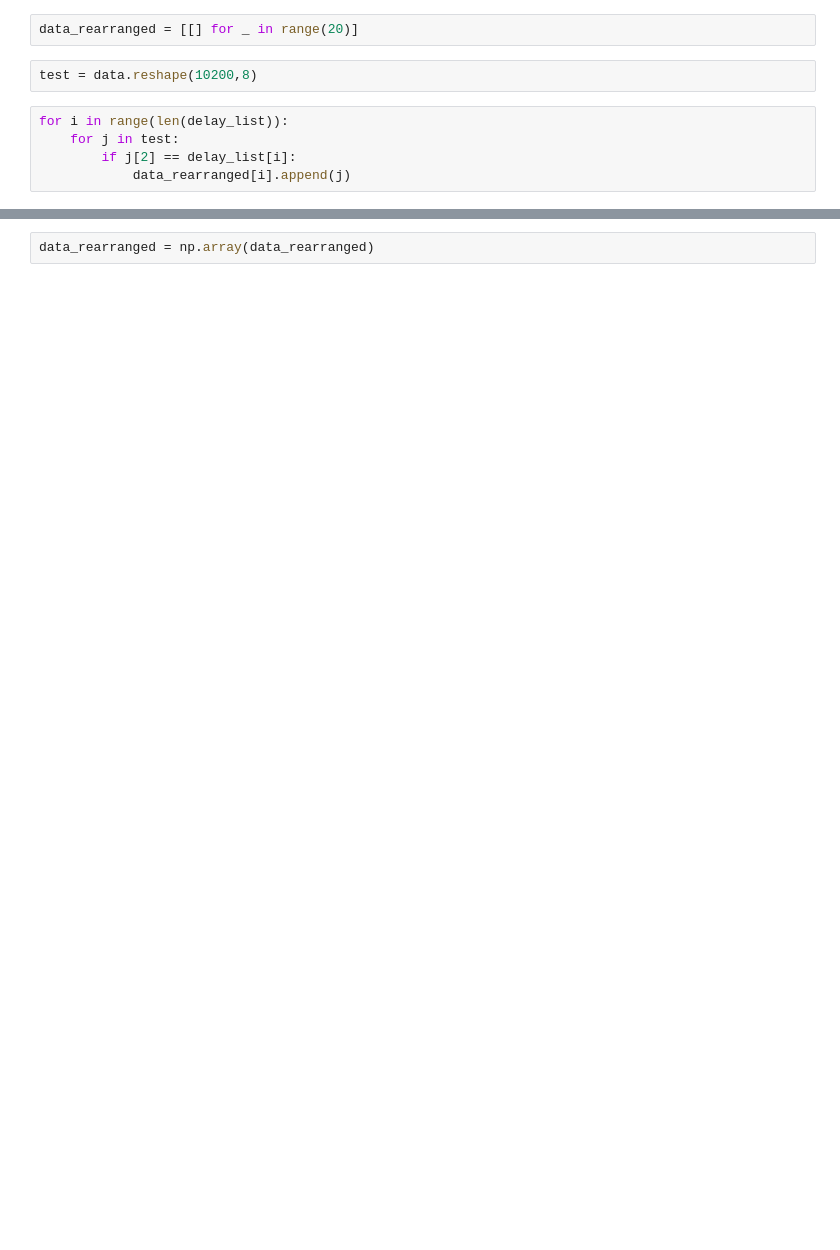
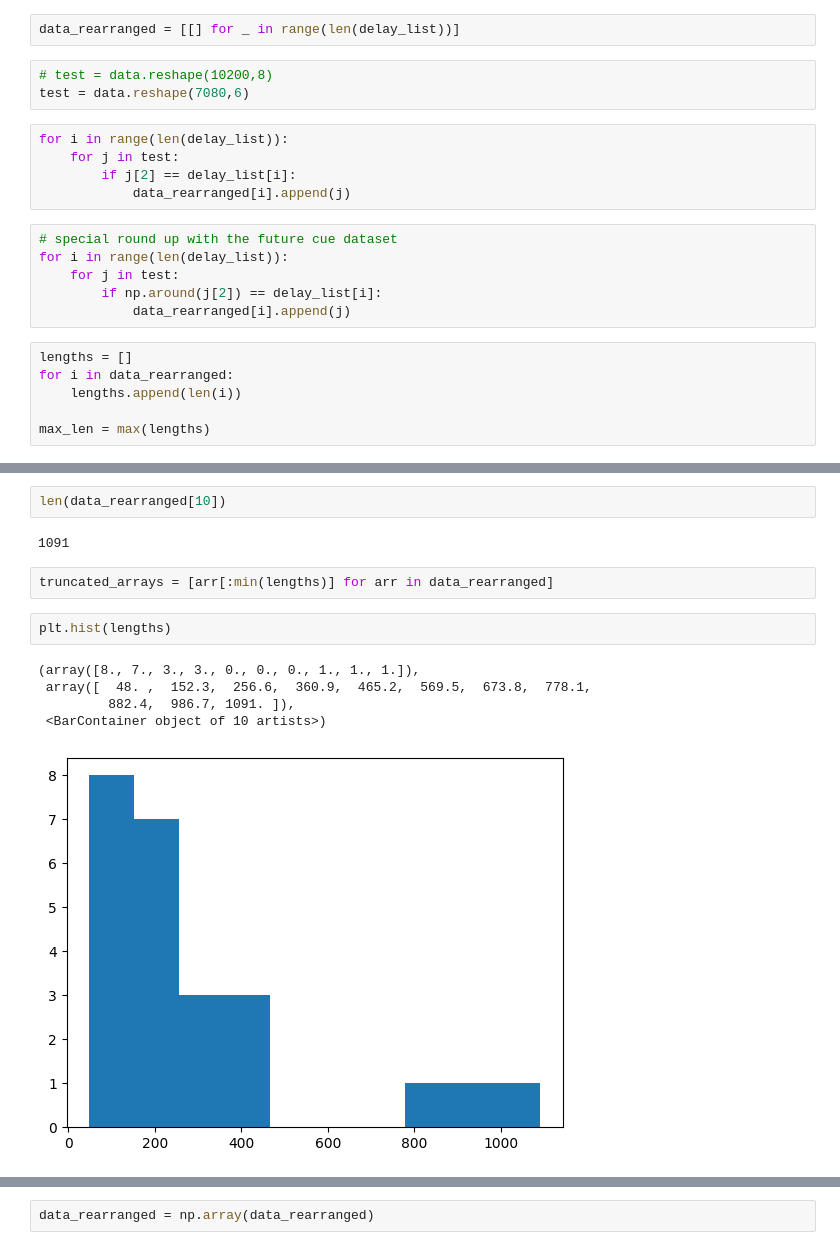
Before and after one commit to hhsherlock/Discounting, a Jupyter notebook: SVI/hierarchy_overlap_area_group_by_delay.ipynb, the cells around one changed output, grey strips where cells are left out. Drawn from its saved outputs; the diff is of its cells as text; blank space fills up the shorter version.

Commit message:
tried group by delay with future dataset

```diff
--- a/SVI/hierarchy_overlap_area_group_by_delay.ipynb
+++ b/SVI/hierarchy_overlap_area_group_by_delay.ipynb
@@ -45,9 +59,22 @@ len(delay_list)
 # %%
-data_rearranged = [[] for _ in range(20)]
+data_rearranged = [[] for _ in range(len(delay_list))]
 # %%
-test = data.reshape(10200,8)
+# test = data.reshape(10200,8)
+test = data.reshape(7080,6)
 # %%
 for i in range(len(delay_list)):
     for j in test:
         if j[2] == delay_list[i]:
             data_rearranged[i].append(j)
+# %%
+# special round up with the future cue dataset
+for i in range(len(delay_list)):
+    for j in test:
+        if np.around(j[2]) == delay_list[i]:
+            data_rearranged[i].append(j)
+# %%
+lengths = []
+for i in data_rearranged:
+    lengths.append(len(i))
+
+max_len = max(lengths)
@@ -53,0 +105,14 @@ for i in range(len(delay_list)):
+# %%
+len(data_rearranged[10])
+# %% [output]
+1091
+# %%
+truncated_arrays = [arr[:min(lengths)] for arr in data_rearranged]
+# %%
+plt.hist(lengths)
+# %% [output]
+(array([8., 7., 3., 3., 0., 0., 0., 1., 1., 1.]),
+ array([  48. ,  152.3,  256.6,  360.9,  465.2,  569.5,  673.8,  778.1,
+         882.4,  986.7, 1091. ]),
+ <BarContainer object of 10 artists>)
+[figure, added]
```
Also changed, not shown: parts of 19 cells of this notebook, 6 other files.
